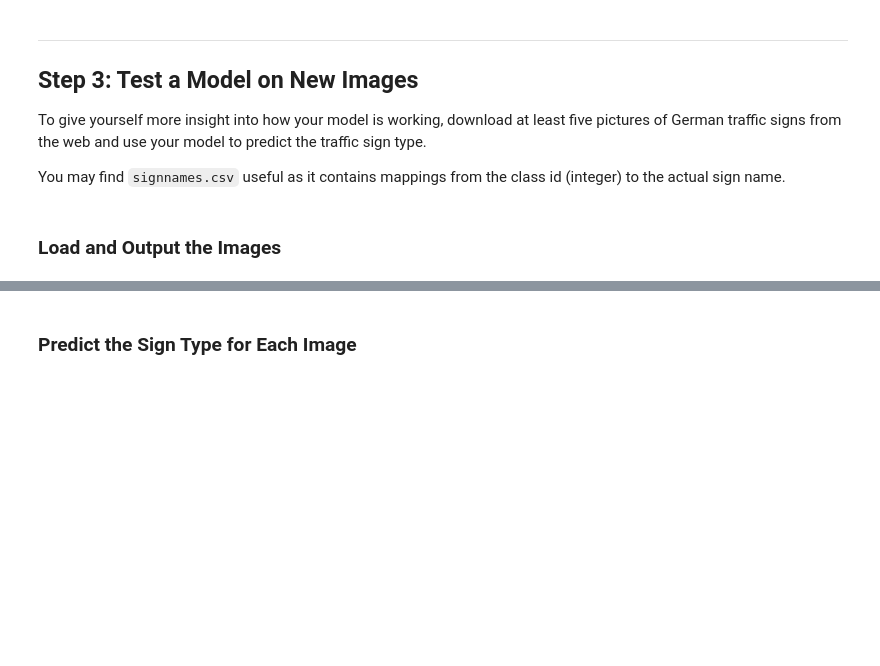
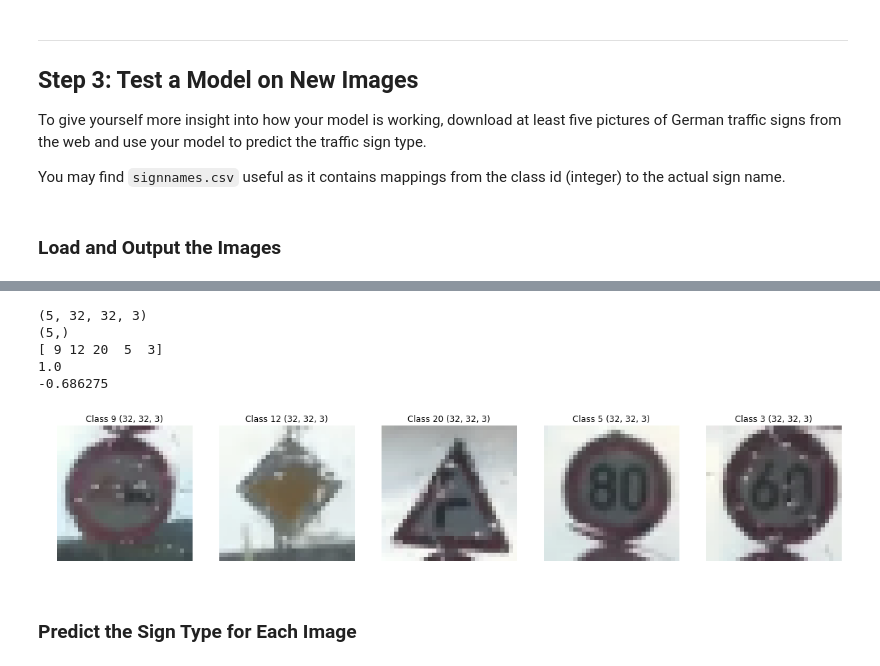
Before and after one commit to musa-atlihan/CarND-German-Traffic-Sign-Classifier-Project, a Jupyter notebook: Traffic_Sign_Classifier.ipynb, the cells around one changed output, grey strips where cells are left out. Cells and saved outputs as stored; diff of their text form; code cells hidden in the pictures; blank space fills up the shorter version.

```diff
--- a/Traffic_Sign_Classifier.ipynb
+++ b/Traffic_Sign_Classifier.ipynb
@@ -592,2 +625,38 @@ You may find `signnames.csv` useful as it contains mappings from the class id (i
+# %%
+# resize and normalize
+pixel_depth = 255.0
+test_imgs_norm = []
+plt.figure(figsize=(20,30))
+for i, img in enumerate(test_imgs):
+    sess = tf.Session()
+    #resize
+    resized = sess.run(tf.image.resize_images(img, (32,32)))
+    # convert to uint
+    resized = np.uint8(255 * resized / np.max(resized))
+    plt.subplot(1,len(test_imgs),i+1)
+    plt.imshow(resized)
+    plt.imsave('./collected-data/resized/resized_' + str(labels[i]) + '.png', resized)
+    plt.title('Class ' + str(labels[i]) + ' ' + str(resized.shape))
+    plt.axis('off')
+    test_imgs_norm.append(resized)
+X_test_imgs_norm = np.array(test_imgs_norm)
+y_test_labels = np.array(labels)
+print(X_test_imgs_norm.shape)
+print(y_test_labels.shape)
+print(y_test_labels)
+# normalize
+X_test_imgs_norm = (
+    X_test_imgs_norm.astype(np.float32)-(pixel_depth*0.5)) / (pixel_depth*0.5)
+print(X_test_imgs_norm.max())
+print(X_test_imgs_norm.min())
+plt.show()
+plt.close()
+# %% [output]
+(5, 32, 32, 3)
+(5,)
+[ 9 12 20  5  3]
+1.0
+-0.686275
+[figure, added]
 # %% [markdown]
 ### Predict the Sign Type for Each Image
```
Also changed, not shown: parts of 12 cells of this notebook.
